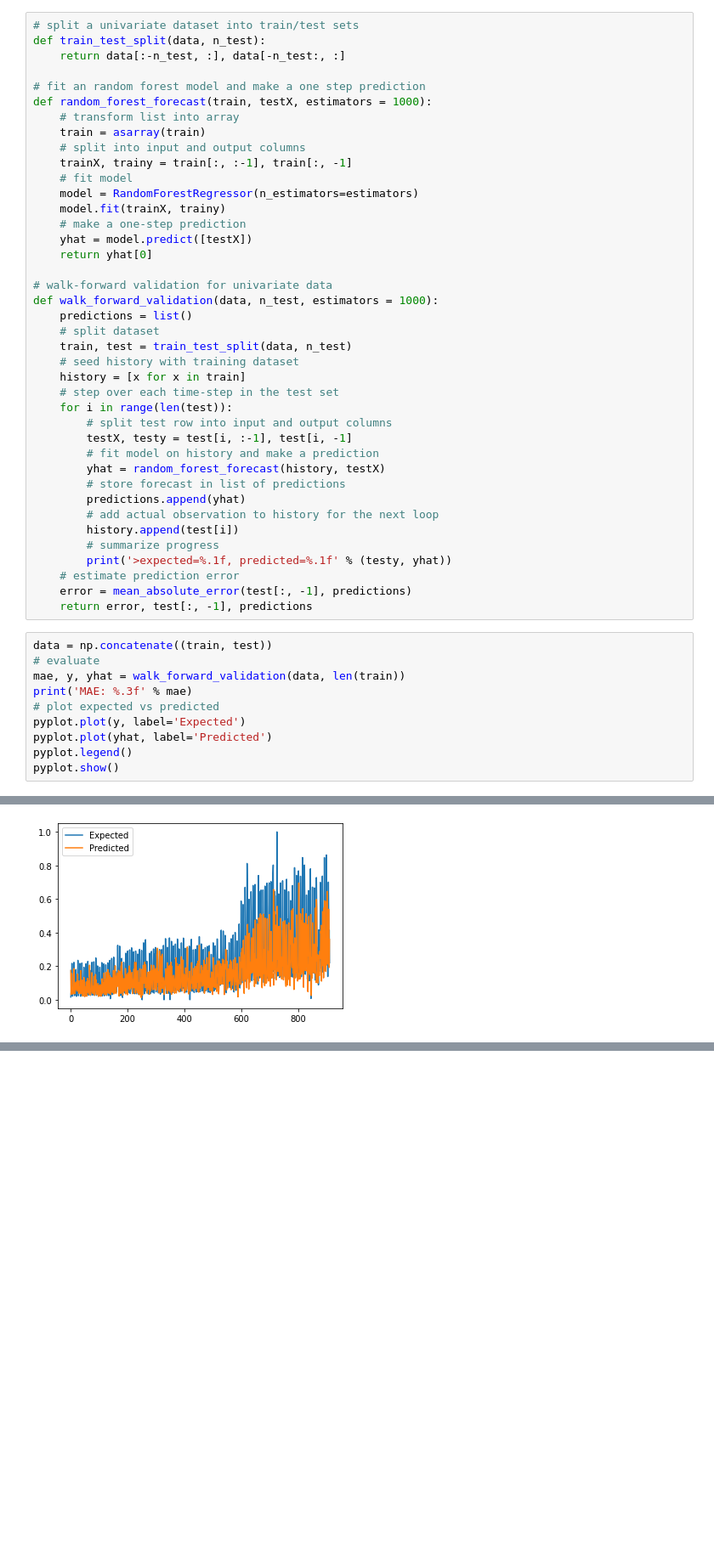
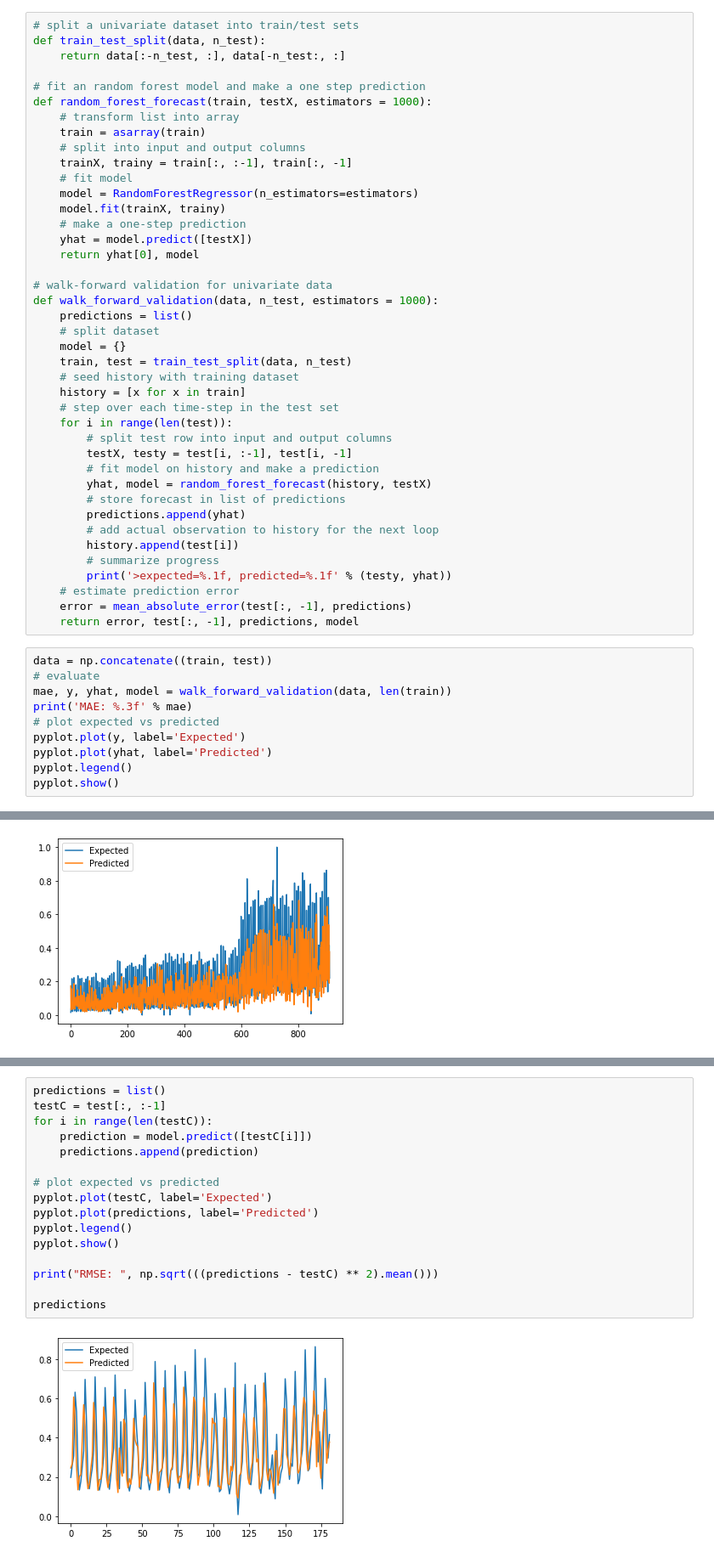
Before and after one commit to unjuken/Time-Series-SVR, a Jupyter notebook: TS-RF.ipynb, the cells around one changed output, grey strips where cells are left out. Shown at 85% size. Cells and saved outputs as stored; diff of their text form; blank space fills up the shorter version.

```diff
--- a/TS-RF.ipynb
+++ b/TS-RF.ipynb
@@ -89,12 +87,13 @@ def random_forest_forecast(train, testX, estimators = 1000):
 	model.fit(trainX, trainy)
 	# make a one-step prediction
 	yhat = model.predict([testX])
-	return yhat[0]
+	return yhat[0], model
 
 # walk-forward validation for univariate data
 def walk_forward_validation(data, n_test, estimators = 1000):
 	predictions = list()
 	# split dataset
+	model = {}
 	train, test = train_test_split(data, n_test)
 	# seed history with training dataset
 	history = [x for x in train]
@@ -103,7 +102,7 @@ def walk_forward_validation(data, n_test, estimators = 1000):
 		# split test row into input and output columns
 		testX, testy = test[i, :-1], test[i, -1]
 		# fit model on history and make a prediction
-		yhat = random_forest_forecast(history, testX)
+		yhat, model = random_forest_forecast(history, testX)
 		# store forecast in list of predictions
 		predictions.append(yhat)
 		# add actual observation to history for the next loop
@@ -112,11 +111,11 @@ def walk_forward_validation(data, n_test, estimators = 1000):
 		print('>expected=%.1f, predicted=%.1f' % (testy, yhat))
 	# estimate prediction error
 	error = mean_absolute_error(test[:, -1], predictions)
-	return error, test[:, -1], predictions
+	return error, test[:, -1], predictions, model
 # %%
 data = np.concatenate((train, test))
 # evaluate
-mae, y, yhat = walk_forward_validation(data, len(train))
+mae, y, yhat, model = walk_forward_validation(data, len(train))
 print('MAE: %.3f' % mae)
 # plot expected vs predicted
 pyplot.plot(y, label='Expected')
@@ -200,0 +148,18 @@ array([[0.        , 0.02744956],
+# %%
+predictions = list()
+testC = test[:, :-1]
+for i in range(len(testC)):
+    prediction = model.predict([testC[i]])
+    predictions.append(prediction)
+
+# plot expected vs predicted
+pyplot.plot(testC, label='Expected')
+pyplot.plot(predictions, label='Predicted')
+pyplot.legend()
+pyplot.show()
+
+print("RMSE: ", np.sqrt(((predictions - testC) ** 2).mean()))
+
+predictions
+# %% [output]
+[figure, added]
```
Also changed, not shown: parts of 7 cells of this notebook.
